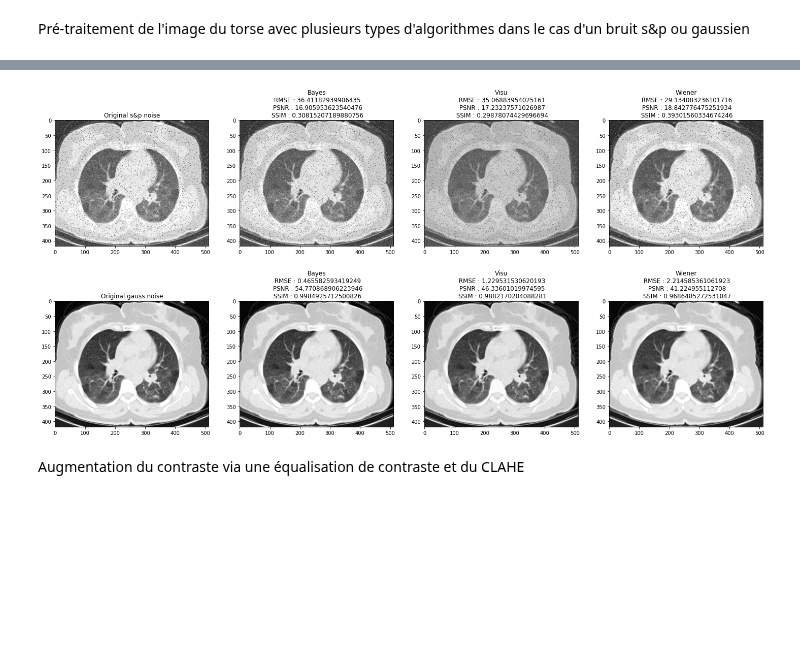
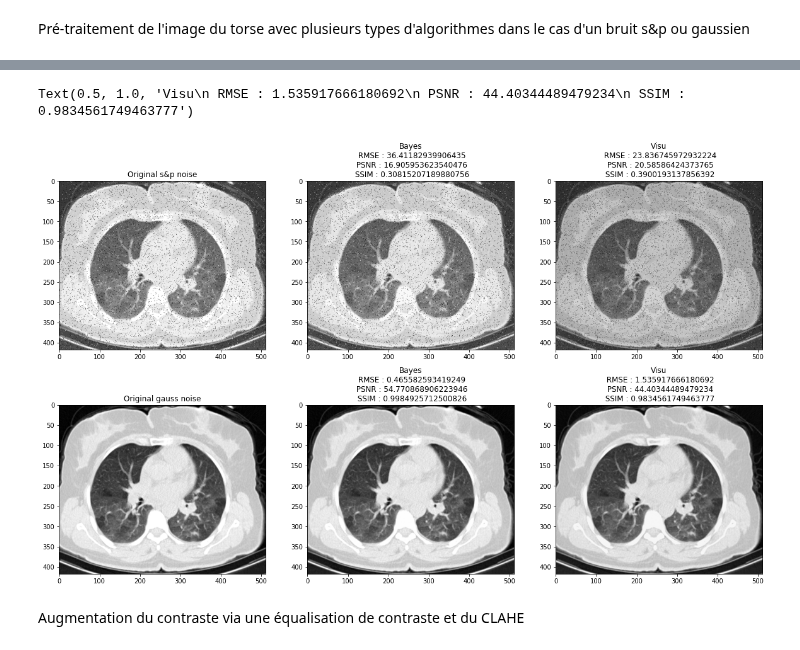
Before and after one commit to MulArt/Medical_Imaging, a Jupyter notebook: Pretraitement.ipynb, the cells around one changed output, grey strips where cells are left out. Saved outputs shown, nothing was run; the diff lists cells and outputs as text; code cells hidden in the pictures; blank space fills up the shorter version.

```diff
--- a/Pretraitement.ipynb
+++ b/Pretraitement.ipynb
@@ -232,7 +216,7 @@ from scipy.signal import wiener
 import math
 from skimage.metrics import structural_similarity as ssim
 from skimage.metrics import peak_signal_noise_ratio as PSNR
-from skimage.restoration import denoise_wavelet, denoise_nl_means
+from skimage.restoration import denoise_wavelet
 
 # Fonction pour le calcul du root mean square ratio (RMSE)
 def RMSE(imageA, imageB):
@@ -255,71 +239,54 @@ original=cv2.imread("Torse.png", 0)
 
 # Application d'un filtre basée sur les ondelettes
 # L'image est décomposé en ondelette avec chacun un coefficient associé, puis un seuil est appliqué pour éliminer les ondelette non désirées
-wavelet_bayes1 = denoise_wavelet(img1, wavelet='sym9', mode='soft', method='BayesShrink')
-wavelet_bayes2 = denoise_wavelet(img2, wavelet='sym9', mode='soft', method='BayesShrink')
-wavelet_visu1 = denoise_wavelet(img1, wavelet='sym9', mode='hard', method='VisuShrink')
-wavelet_visu2 = denoise_wavelet(img2, wavelet='sym9', mode='hard', method='VisuShrink')
-
-# Appication d'un filtre Wiener
-# Le Wiener filter va dans un premier temps effectué une estimation du bruit sur l'image puis va chercher à minimiser le plus possible le MSE de l'image
-wie1=wiener(img1, mysize=3)
-wie2=wiener(img2, mysize=3)
+wavelet_bayes1 = denoise_wavelet(img1, wavelet='sym9', method='BayesShrink')
+wavelet_bayes2 = denoise_wavelet(img2, wavelet='sym9', method='BayesShrink')
+wavelet_visu1 = denoise_wavelet(img1, wavelet='sym9', method='VisuShrink')
+wavelet_visu2 = denoise_wavelet(img2, wavelet='sym9', method='VisuShrink')
 
 # Calcul du RMSE pour l'ensemble des images filtrées
 RMSE_bayes1=RMSE(original, wavelet_bayes1)
 RMSE_bayes2=RMSE(original, wavelet_bayes2)
 RMSE_visu1=RMSE(original, wavelet_visu1)
 RMSE_visu2=RMSE(original, wavelet_visu2)
-RMSE_wie1=RMSE(original, wie1)
-RMSE_wie2=RMSE(original, wie2)
 
 # Calcul du "structural similarity index measure" (SSIM) pour l'ensemble des images filtrées
 ssim_bayes1=ssim(original,wavelet_bayes1)
 ssim_bayes2=ssim(original,wavelet_bayes2)
 ssim_visu1=ssim(original,wavelet_visu1)
 ssim_visu2=ssim(original,wavelet_visu2)
-ssim_wie1=ssim(original,wie1)
-ssim_wie2=ssim(original,wie2)
 
 # Affichage de l'ensemble des images avec les métriques
 fig = plt.figure()
 fig.set_figheight(12)
-fig.set_figwidth(25)
+fig.set_figwidth(20)
 
-fig.add_subplot(2,4,1)
+fig.add_subplot(2,3,1)
 plt.imshow(img1, cmap='gray')
 plt.title('Original s&p noise')
 
-fig.add_subplot(2,4,2)
+fig.add_subplot(2,3,2)
 plt.imshow(wavelet_bayes1, cmap='gray')
 plt.title("Bayes\n RMSE : {}\n PSNR : {}\n SSIM : {}".format(RMSE_bayes1,PSNR(original,wavelet_bayes1),ssim_bayes1))
 
-fig.add_subplot(2,4,3)
+fig.add_subplot(2,3,3)
 plt.imshow(wavelet_visu1, cmap='gray')
 plt.title("Visu\n RMSE : {}\n PSNR : {}\n SSIM : {}".format(RMSE_visu1,PSNR(original,wavelet_visu1),ssim_visu1))
 
-fig.add_subplot(2,4,4)
-plt.imshow(wie1, cmap='gray')
-plt.title("Wiener\n RMSE : {}\n PSNR : {}\n SSIM : {}".format(RMSE_wie1,PSNR(original,wie1),ssim_wie1))
-
-fig.add_subplot(2,4,5)
+fig.add_subplot(2,3,4)
 plt.imshow(img2, cmap='gray')
 plt.title('Original gauss noise')
 
-fig.add_subplot(2,4,6)
+fig.add_subplot(2,3,5)
 plt.imshow(wavelet_bayes2, cmap='gray')
 plt.title("Bayes\n RMSE : {}\n PSNR : {}\n SSIM : {}".format(RMSE_bayes2,PSNR(original,wavelet_bayes2),ssim_bayes2))
 
-fig.add_subplot(2,4,7)
+fig.add_subplot(2,3,6)
 plt.imshow(wavelet_visu2, cmap='gray')
 plt.title("Visu\n RMSE : {}\n PSNR : {}\n SSIM : {}".format(RMSE_visu2,PSNR(original,wavelet_visu2),ssim_visu2))
-
-fig.add_subplot(2,4,8)
-plt.imshow(wie2, cmap='gray')
-plt.title("Wiener\n RMSE : {}\n PSNR : {}\n SSIM : {}".format(RMSE_wie2,PSNR(original,wie2),ssim_wie2))
-plt.show()
 # %% [output]
+Text(0.5, 1.0, 'Visu\n RMSE : 1.535917666180692\n PSNR : 44.40344489479234\n SSIM : 0.9834561749463777')
-[figure, old version]
+[figure, new version]
 # %% [markdown]
 Augmentation du contraste via une équalisation de contraste et du CLAHE
 # %%
```
Also changed, not shown: parts of 1 cell of this notebook, 2 other files.
